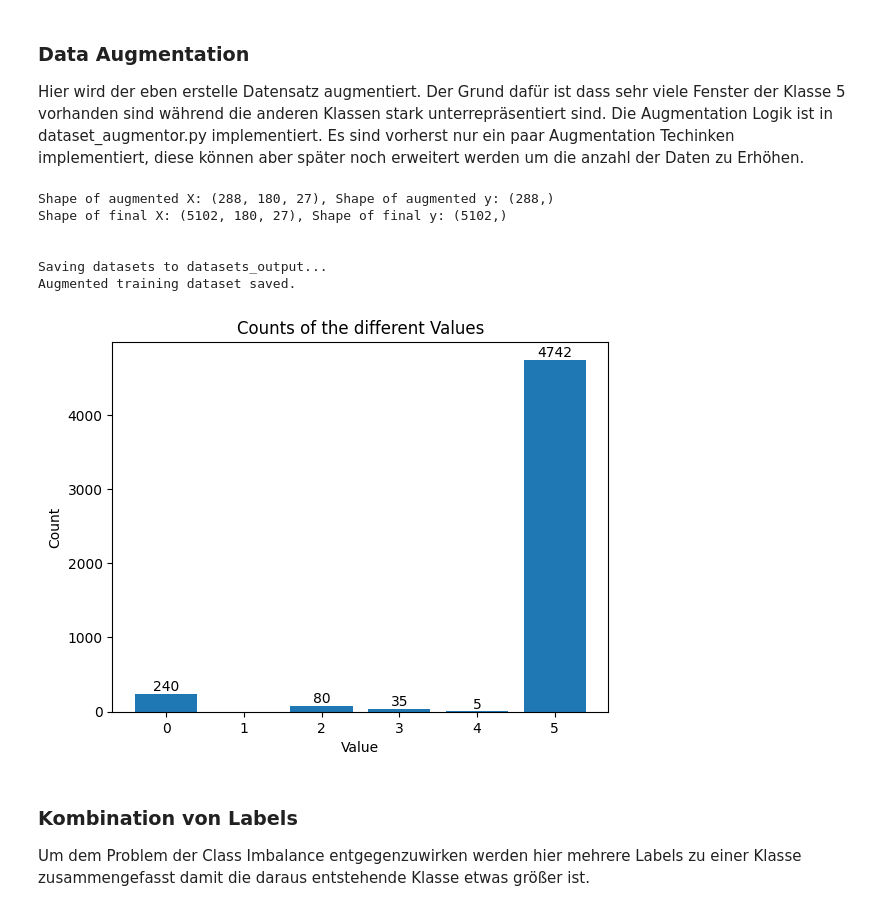
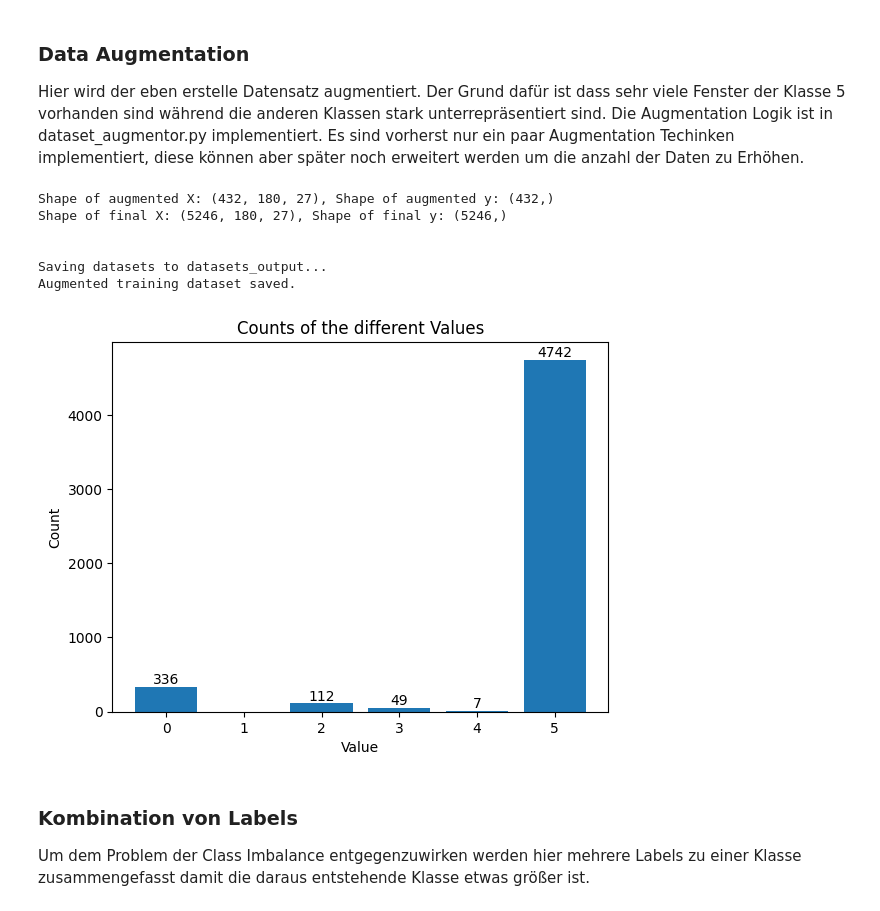
Before and after one commit to corneliusbrandt/ML_highlightvideoerstellung_bachelor, a Jupyter notebook: src/dataset_builder.ipynb, the cells around one changed output. Saved outputs shown, nothing was run; the diff lists cells and outputs as text; code cells hidden in the pictures.

```diff
--- a/src/dataset_builder.ipynb
+++ b/src/dataset_builder.ipynb
@@ -414,7 +414,7 @@ def load_and_merge_data(run_file,
     merged.set_index(time_col, inplace=True)
     merged.head()
 
-    merged_cleaned = clean_timeseries(merged, filter_window_length=5, polyorder=2, do_clip=True, clip_quantile=0.999, debug=True)
+    merged_cleaned = clean_timeseries(merged, filter_window_length=5, polyorder=2, do_smooth=False, do_clip=True, clip_quantile=0.999, debug=True)
 
     #plot_time_series(merged, merged_cleaned, 3754, 60)
     return merged_cleaned
@@ -646,31 +646,31 @@ Datasets saved.
 Hier wird der eben erstelle Datensatz augmentiert. Der Grund dafür ist dass sehr viele Fenster der Klasse 5 vorhanden sind während die anderen Klassen stark unterrepräsentiert sind. Die Augmentation Logik ist in dataset_augmentor.py implementiert. Es sind vorherst nur ein paar Augmentation Techinken implementiert, diese können aber später noch erweitert werden um die anzahl der Daten zu Erhöhen.
 # %%
 # augment training data as it is defined in dataset_augmentor.py
-X_scaled_augmented, y_augmented = augment_data(X_train_scaled, y_train)
+X_scaled_augmented, y_augmented = augment_data(X_train_scaled, y_train, nothing_label=CLASS_LABELS["Nothing"])
 print(f"Shape of augmented X: {X_scaled_augmented.shape}, Shape of augmented y: {y_augmented.shape}")
 
 # Combine original and augmented data
 X_train_final = np.vstack((X_train_scaled, X_scaled_augmented))
 y_train_final = np.hstack((y_train, y_augmented))
 
 # Shuffle augmented dataset. Using sklearn shuffle to shuffle X and y the same way
 X_train_final, y_train_final = shuffle(X_train_final, y_train_final, random_state=SEED)
 
 #Save augmented dataset
 print(f"Shape of final X: {X_train_final.shape}, Shape of final y: {y_train_final.shape}")
 print("\n\nSaving datasets to datasets_output...")
 np.savez(OUTPUT_DIR + "/train_dataset_augmented.npz", X=X_train_final, y=y_train_final)
 print("Augmented training dataset saved.")
 
 plot_counts(y_train_final)
 # %% [output]
-Shape of augmented X: (288, 180, 27), Shape of augmented y: (288,)
-Shape of final X: (5102, 180, 27), Shape of final y: (5102,)
+Shape of augmented X: (432, 180, 27), Shape of augmented y: (432,)
+Shape of final X: (5246, 180, 27), Shape of final y: (5246,)
 
 
 Saving datasets to datasets_output...
 Augmented training dataset saved.
-[figure, old version]
+[figure, new version]
 # %% [markdown]
 ### Kombination von Labels
 Um dem Problem der Class Imbalance entgegenzuwirken werden hier mehrere Labels zu einer Klasse zusammengefasst damit die daraus entstehende Klasse etwas größer ist.
```
Also changed, not shown: parts of 4 cells of this notebook, 6 other files.
